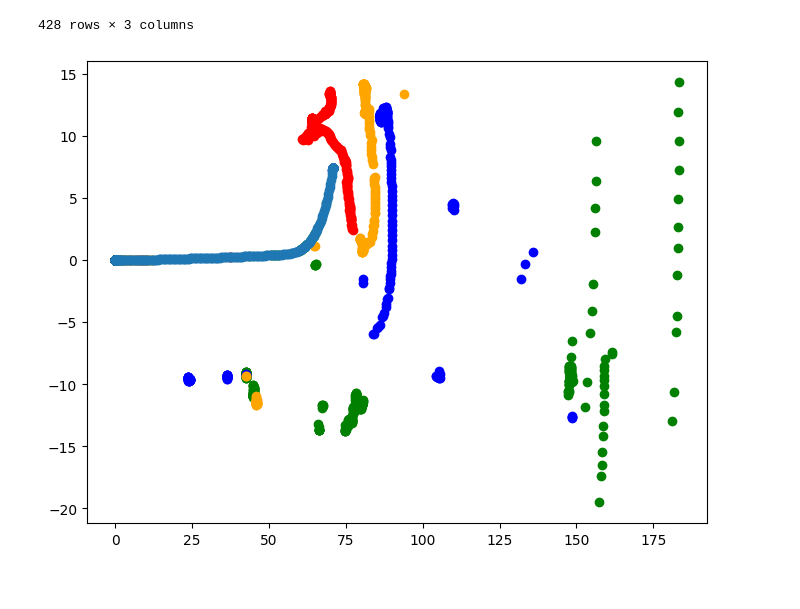
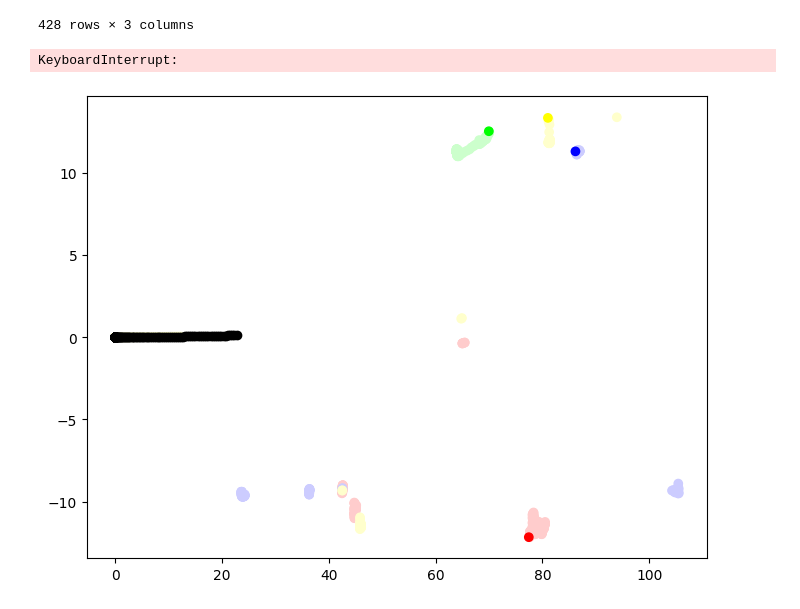
Before and after one commit to Fullbaro/CodeLikeABosch2023, a Jupyter notebook: code/deni.ipynb, the cells around one changed output. Cells and saved outputs as stored; diff of their text form; code cells hidden in the pictures.

Commit message:
Visualization(transparent object path)

```diff
--- a/code/deni.ipynb
+++ b/code/deni.ipynb
@@ -196,24 +196,25 @@ object1_absolute
 # %%
 plt.ion()
 plt.figure(figsize=(8, 6))
 plt.xlabel('X Axis')
 plt.ylabel('Y Axis')
 plt.title('Interactive Scatter Plot')
 
 for i in range(200, len(object0_absolute)):
     plt.clf()
 
-    plt.scatter(object0_absolute["absolute_FirstObjectDistance_X"][:i], object0_absolute["absolute_FirstObjectDistance_Y"][:i], c="red", marker='o')
-    plt.scatter(object1_absolute["absolute_SecondObjectDistance_X"][:i], object1_absolute["absolute_SecondObjectDistance_Y"][:i], c="green", marker='o')
-    plt.scatter(object2_absolute["absolute_ThirdObjectDistance_X"][:i], object2_absolute["absolute_ThirdObjectDistance_Y"][:i], c="blue", marker='o')
-    plt.scatter(object3_absolute["absolute_FourthObjectDistance_X"][:i], object3_absolute["absolute_FourthObjectDistance_Y"][:i], c="orange", marker='o')
-    plt.scatter(computed_x_coordinates[:i], computed_y_coordinates[:i], c="black")
+    plt.scatter(object0_absolute["absolute_FirstObjectDistance_X"][:i], object0_absolute["absolute_FirstObjectDistance_Y"][:i], c=[(0.8, 1, 0.8)] * (i - 1) + [(0, 1, 0)], marker='o')
+    plt.scatter(object1_absolute["absolute_SecondObjectDistance_X"][:i], object1_absolute["absolute_SecondObjectDistance_Y"][:i], c=[(1, 0.8, 0.8)] * (i - 1) + [(1, 0, 0)], marker='o')
+    plt.scatter(object2_absolute["absolute_ThirdObjectDistance_X"][:i], object2_absolute["absolute_ThirdObjectDistance_Y"][:i], c=[(0.8, 0.8, 1)] * (i - 1) + [(0, 0, 1)], marker='o')
+    plt.scatter(object3_absolute["absolute_FourthObjectDistance_X"][:i], object3_absolute["absolute_FourthObjectDistance_Y"][:i], c=[(1, 1, 0.8)] * (i - 1) + [(1, 1, 0)], marker='o')
+    plt.scatter(computed_x_coordinates[:i], computed_y_coordinates[:i], c=[(0.8, 0.8, 0.8)] * (i - 1) + [(0, 0, 0)])
 
     display(plt.gcf())
     clear_output(wait=True)
     time.sleep(0.1)
 
 plt.ioff()
 plt.show()
 # %% [output]
+KeyboardInterrupt:
-[figure, old version]
+[figure, new version]
```
